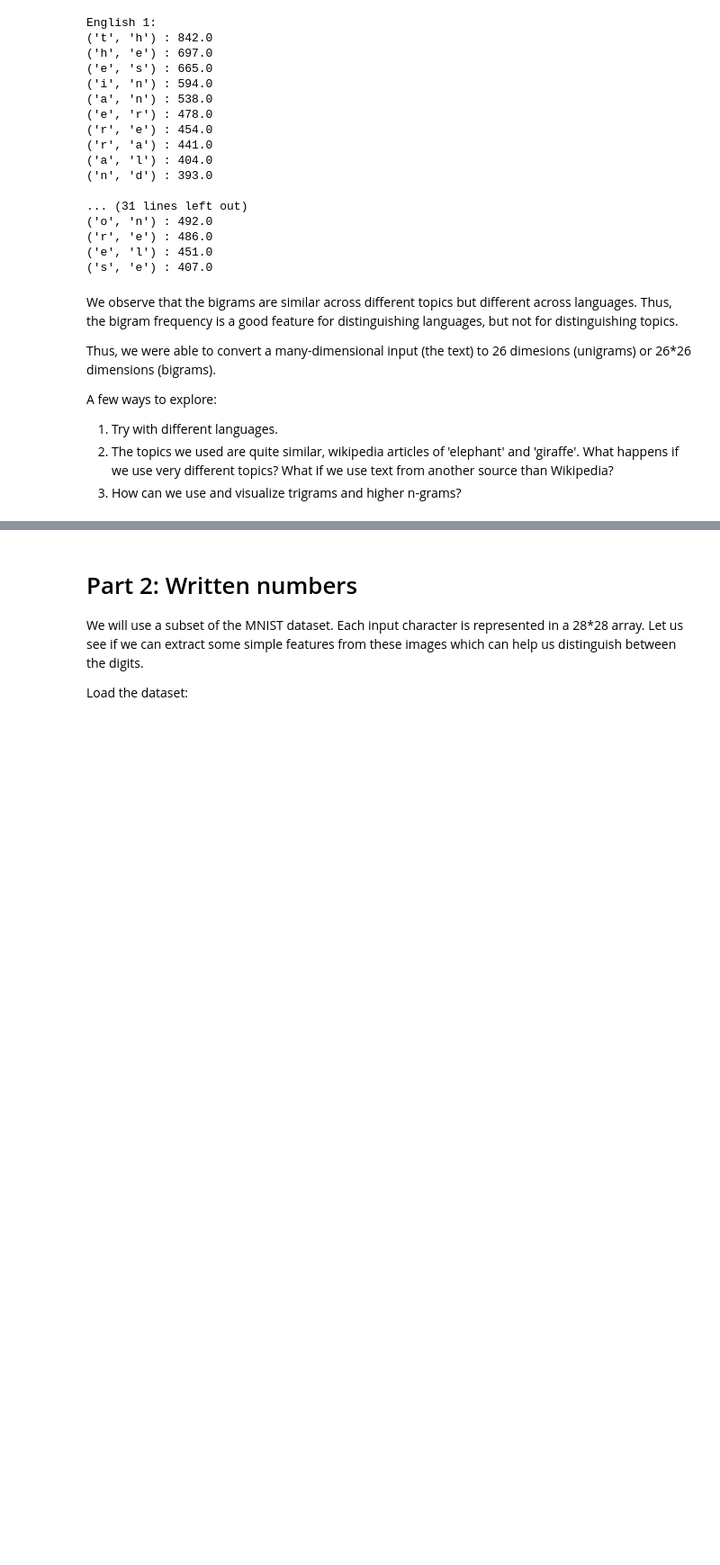
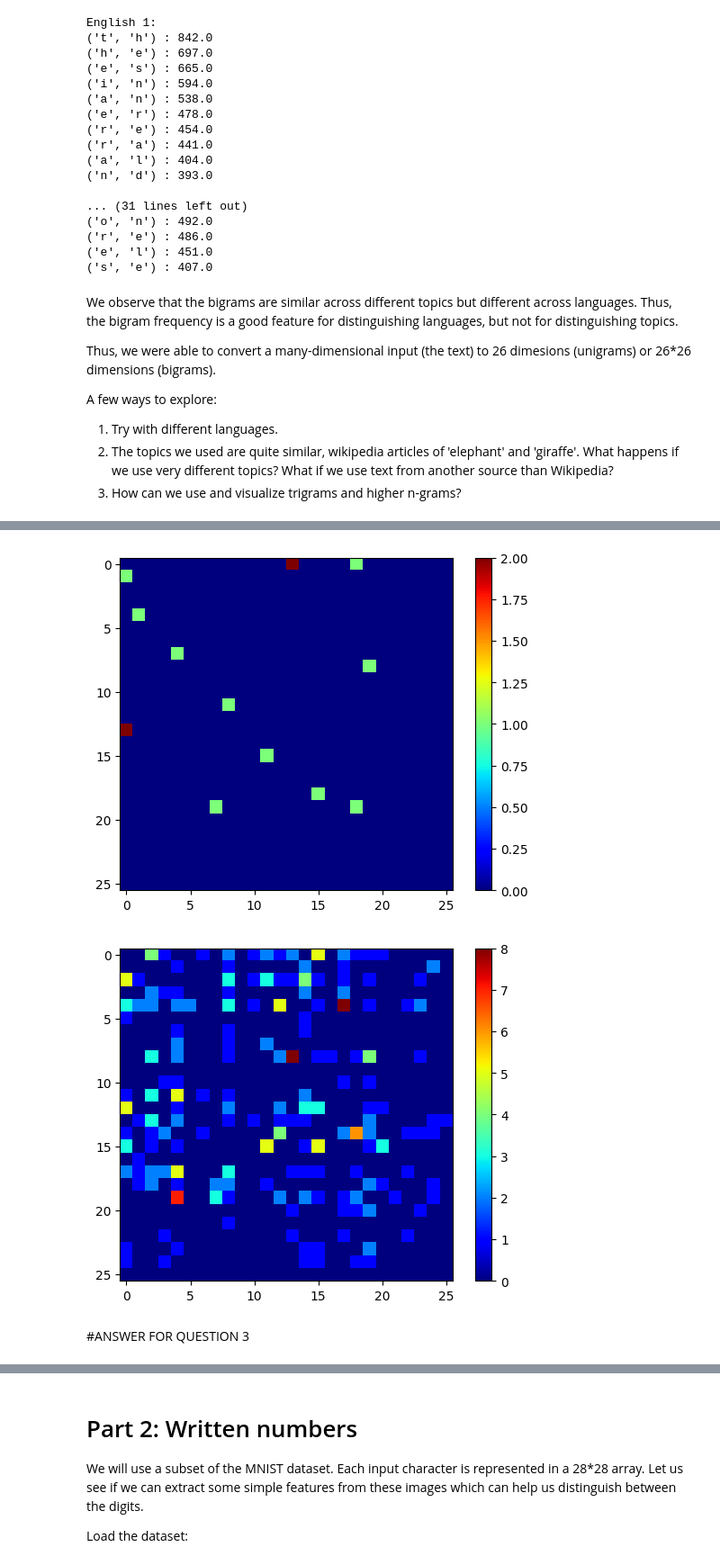
Before and after one commit to Rushikasrithamaddula11/FMML-LABS-AND-MODULES, a Jupyter notebook: Module_01_Lab_01_Features.ipynb, the cells around one changed output, grey strips where cells are left out. Shown at 90% size. Drawn from its saved outputs; the diff is of its cells as text; code cells hidden in the pictures; blank space fills up the shorter version.

```diff
--- a/Module_01_Lab_01_Features.ipynb
+++ b/Module_01_Lab_01_Features.ipynb
@@ -233,0 +379,9 @@ A few ways to explore:
+# %%
+bifr1 = plotbihistogram(bigram_hin2)
+plt.show()
+bifr2 = plotbihistogram(bigram_arb1)
+# %% [output]
+[figure, added]
+[figure, added]
+# %% [markdown]
+#ANSWER FOR QUESTION 3
```
Also changed, not shown: parts of 27 cells of this notebook.
